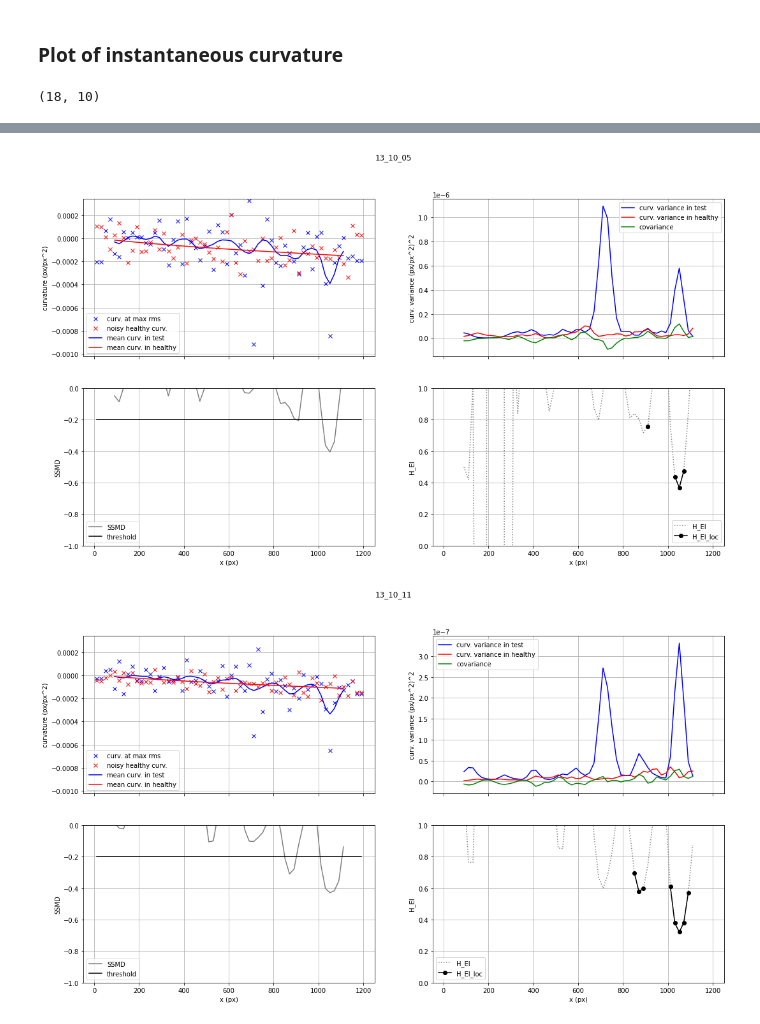
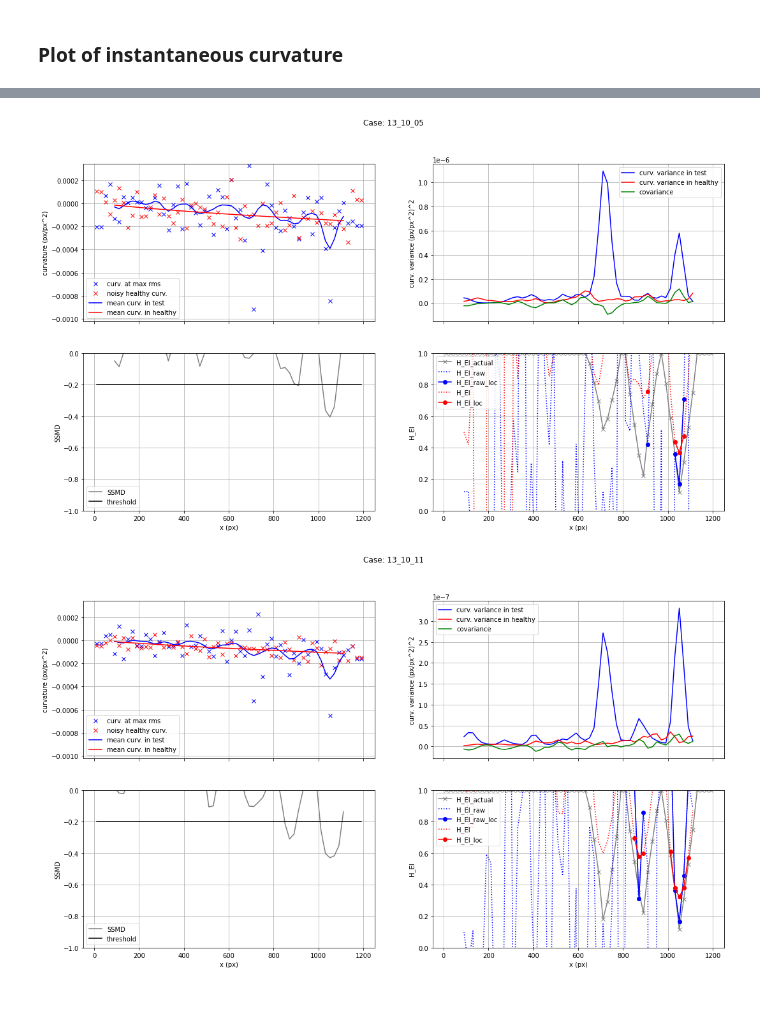
Before and after one commit to carloshernangarrido/structural-health-monitoring, a Jupyter notebook: time_domain_damage_detection_stat.ipynb, the cells around one changed output, grey strips where cells are left out. Saved outputs shown, nothing was run; the diff lists cells and outputs as text; code cells hidden in the pictures.

```diff
--- a/time_domain_damage_detection_stat.ipynb
+++ b/time_domain_damage_detection_stat.ipynb
@@ -339,5 +212,8 @@ files = ['00_00_00_run1.mat',
          '13_10_11_run1.mat']
 ip = InputParameters(
     files=[os.path.join(path, files[i]) for i in range(len(files))],
-    h_d=4, H_EI_typ=0.5, r=0, q=0)
-ths = [TimeHistory(scipy.io.loadmat(file_name), file_name=file_name, initial_time=2.5, final_time=4.5, cut_off_freq=1) for file_name in ip.files]
+    h_d=4, h_s_px=43, h_s_mm=25.4, crack_locs_mm=[100, 200, 297], fix_end_loc_px=1223)
+ths = [TimeHistory(scipy.io.loadmat(file_name), file_name=file_name,
+                   initial_time=2.5, final_time=4.5, cut_off_freq=1)
+for file_name in ip.files]
+print(ip.crack_locs_px)
@@ -461,7 +339,7 @@ neg_pos = -1
 for key in cases.keys():
   c_h, m_, m, res_x = hsmr.synthesis(
       c=cases[key]['max_curv']['C'],
-      q=cases[key]['max_curv']['A'], dyn_stiff_initial_guess=10, dyn_stiff_min=0, m_0_max=0)
+      q=cases[key]['max_curv']['A'], dyn_stiff_initial_guess=10, dyn_stiff_min=1, m_0_max=0)
   # bending moment with null integration constants
   cases[key]['max_curv'].update({'M_': m_})
   # bending moment with apropriate integration constants and dynamic stiffness
@@ -475,3 +355,23 @@ for key in cases.keys():
+# %%
+for key in cases.keys():
+  crack_depths_mm = 3*[0]
+  crack_depths_mm[0] = float(key[0:2])
+  crack_depths_mm[1] = float(key[3:5])
+  crack_depths_mm[2] = float(key[6:8])
+  x = ths[0].x
+  H_EI_actual = np.ones(len(x))
+  for crack_loc_px, crack_depth_mm in zip(ip.crack_locs_px, crack_depths_mm):
+    crack_loc_ind = np.argmin(abs(x - crack_loc_px))
+    H_EI_d = (1 - (crack_depth_mm/ip.h_s_mm))**3
+    h_d_px = ip.h_d *(x[1]-x[0])
+    slope = (1-H_EI_d)/h_d_px
+    for i in range(crack_loc_ind, crack_loc_ind+ip.h_d):
+      H_EI_actual[i] = H_EI_d + slope*(x[i] - crack_loc_px)
+    for i in range(crack_loc_ind-ip.h_d+1, crack_loc_ind):
+      H_EI_actual[i] = H_EI_d - slope*(x[i] - crack_loc_px)
+    H_EI_actual[crack_loc_ind] = H_EI_d
+  cases[key].update({'H_EI': {'x': cases[key]['max_curv']['x'],
+                              'H_EI_actual': H_EI_actual}})
 # %% [markdown]
 ## Statistical analysis
 # %% [markdown]
@@ -591,14 +492,10 @@ for key in cases.keys():
 # %% [markdown]
 ### Plot of instantaneous curvature
-# %%
-fig_size
-# %% [output]
-(18, 10)
 # %%
 fig_size = (18, 10)
 for key in cases.keys():
   fig, axs = plt.subplots(2,2, figsize=fig_size, sharex=True)
-  fig.suptitle(f"{key[0:-5]}")
+  fig.suptitle(f"Case: {key[0:-5]}")
   axs[0,0].plot(cases[key]['max_curv']['x'], cases[key]['max_curv']['C'],
                 color='blue', marker='x', linestyle='', label='curv. at max rms')
   axs[0,0].plot(cases[key]['max_curv']['x'], cases[key]['max_curv']['C_h_noisy'],
@@ -641,10 +538,16 @@ for key in cases.keys():
   axs[1,0].set_ylim((-1,0))
   axs[1,0].grid(True)
 
+  axs[1,1].plot(cases[key]['H_EI']['x'], cases[key]['H_EI']['H_EI_actual'],
+            color='gray', label='H_EI_actual', marker='x', linestyle='-')
+  axs[1,1].plot(cases[key]['H_EI']['x'], cases[key]['H_EI']['H_EI_raw'],
+            color='blue', label='H_EI_raw', linestyle=':')
+  axs[1,1].plot(cases[key]['H_EI']['x'], cases[key]['H_EI']['H_EI_raw_loc'],
+            color='blue', label='H_EI_raw_loc', marker='o', linestyle='-')
   axs[1,1].plot(cases[key]['H_EI']['x'], cases[key]['H_EI']['H_EI'],
-            color='gray', label='H_EI', linestyle=':')
+            color='red', label='H_EI', linestyle=':')
   axs[1,1].plot(cases[key]['H_EI']['x'], cases[key]['H_EI']['H_EI_loc'],
-            color='black', label='H_EI_loc', marker='o', linestyle='-')
+            color='red', label='H_EI_loc', marker='o', linestyle='-')
   # axs[1,1].plot(cases[key]['H_EI']['x'], cases[key]['H_EI']['global_H_EI'],
   #           color='blue', label='global_H_EI', linestyle=':')
   # axs[1,1].plot(cases[key]['H_EI']['x'], cases[key]['H_EI']['global_H_EI_loc'],
@@ -664,2 +567,2 @@ for key in cases.keys():
-[figure, old version]
+[figure, new version]
-[figure, old version]
+[figure, new version]
```
Also changed, not shown: parts of 8 cells of this notebook.
